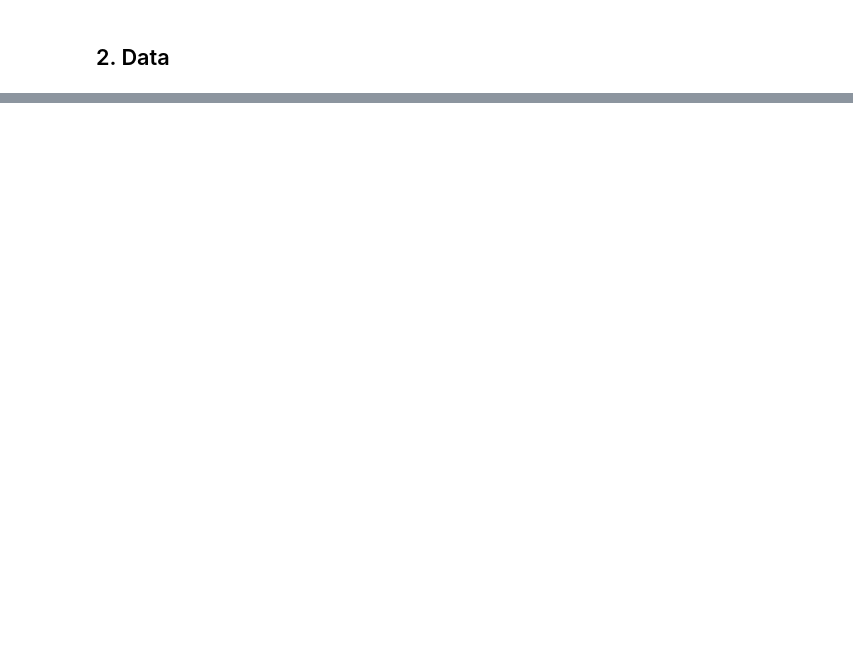
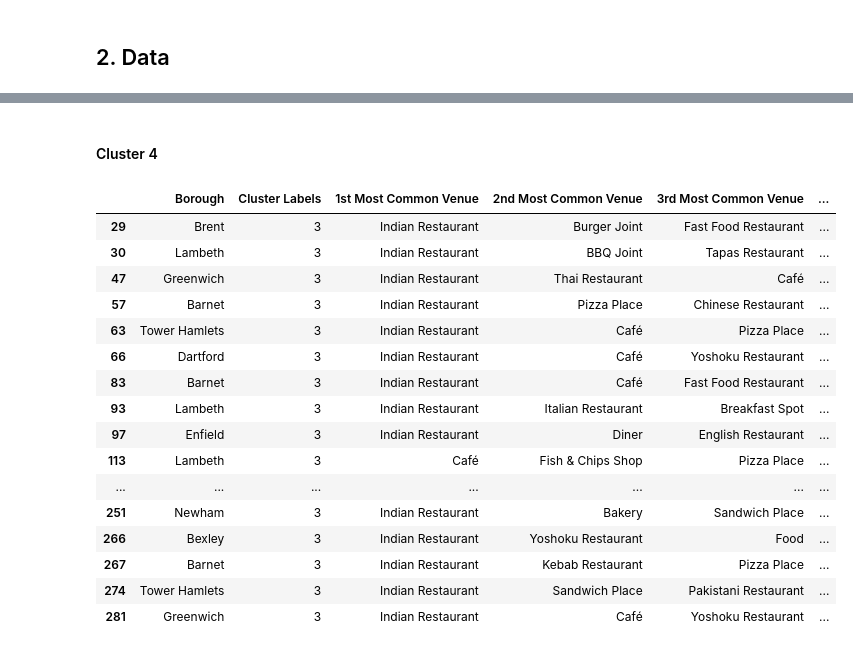
Before and after one commit to neofluar/coursera_capstone, a Jupyter notebook: opening_restaurant_in_london.ipynb, the cells around one changed output, grey strips where cells are left out. Cells and saved outputs as stored; diff of their text form; code cells hidden in the pictures; blank space fills up the shorter version.

```diff
--- a/opening_restaurant_in_london.ipynb
+++ b/opening_restaurant_in_london.ipynb
@@ -14,0 +808,22 @@ Let us allow machine learning to get the job done. Using reliable venue data, it
+# %% [markdown]
+#### Cluster 4
+# %%
+london_merged.loc[london_merged['Cluster Labels'] == 3, london_merged.columns[[1] + list(range(5, london_merged.shape[1]))]]
+# %% [output]
+|  | Borough | Cluster Labels | 1st Most Common Venue | 2nd Most Common Venue | 3rd Most Common Venue | ... |
+| 29 | Brent | 3 | Indian Restaurant | Burger Joint | Fast Food Restaurant | ... |
+| 30 | Lambeth | 3 | Indian Restaurant | BBQ Joint | Tapas Restaurant | ... |
+| 47 | Greenwich | 3 | Indian Restaurant | Thai Restaurant | Café | ... |
+| 57 | Barnet | 3 | Indian Restaurant | Pizza Place | Chinese Restaurant | ... |
+| 63 | Tower Hamlets | 3 | Indian Restaurant | Café | Pizza Place | ... |
+| 66 | Dartford | 3 | Indian Restaurant | Café | Yoshoku Restaurant | ... |
+| 83 | Barnet | 3 | Indian Restaurant | Café | Fast Food Restaurant | ... |
+| 93 | Lambeth | 3 | Indian Restaurant | Italian Restaurant | Breakfast Spot | ... |
+| 97 | Enfield | 3 | Indian Restaurant | Diner | English Restaurant | ... |
+| 113 | Lambeth | 3 | Café | Fish & Chips Shop | Pizza Place | ... |
+| ... | ... | ... | ... | ... | ... | ... |
+| 251 | Newham | 3 | Indian Restaurant | Bakery | Sandwich Place | ... |
+| 266 | Bexley | 3 | Indian Restaurant | Yoshoku Restaurant | Food | ... |
+| 267 | Barnet | 3 | Indian Restaurant | Kebab Restaurant | Pizza Place | ... |
+| 274 | Tower Hamlets | 3 | Indian Restaurant | Sandwich Place | Pakistani Restaurant | ... |
+| 281 | Greenwich | 3 | Indian Restaurant | Café | Yoshoku Restaurant | ... |
```
Also changed, not shown: parts of 120 cells of this notebook, 1 other file.
